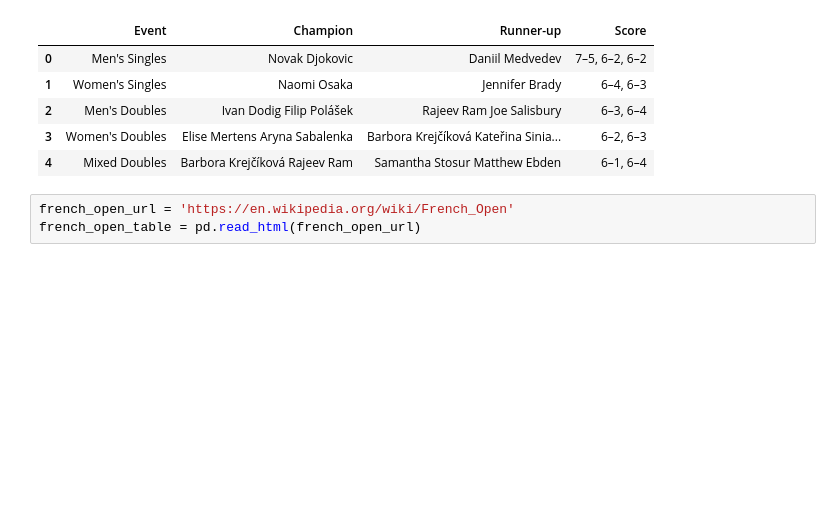
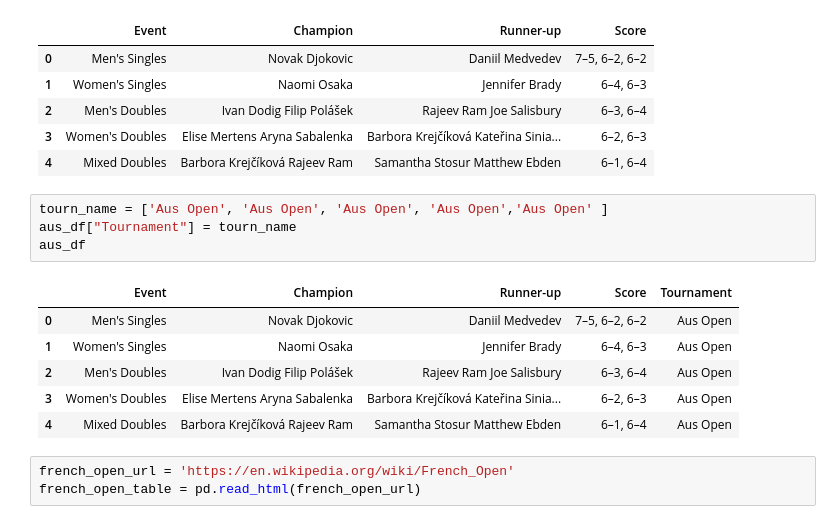
Before and after one commit to sbakshi908/ETL-project, a Jupyter notebook: Extract/wiki_scrubber.ipynb, the cells around one changed output. Drawn from its saved outputs; the diff is of its cells as text; blank space fills up the shorter version.

```diff
--- a/Extract/wiki_scrubber.ipynb
+++ b/Extract/wiki_scrubber.ipynb
@@ -102,6 +68,17 @@ aus_df
 | 2 | Men's Doubles | Ivan Dodig Filip Polášek | Rajeev Ram Joe Salisbury | 6–3, 6–4 |
 | 3 | Women's Doubles | Elise Mertens Aryna Sabalenka | Barbora Krejčíková Kateřina Sinia... | 6–2, 6–3 |
 | 4 | Mixed Doubles | Barbora Krejčíková Rajeev Ram | Samantha Stosur Matthew Ebden | 6–1, 6–4 |
+# %%
+tourn_name = ['Aus Open', 'Aus Open', 'Aus Open', 'Aus Open','Aus Open' ]
+aus_df["Tournament"] = tourn_name
+aus_df
+# %% [output]
+|  | Event | Champion | Runner-up | Score | Tournament |
+| 0 | Men's Singles | Novak Djokovic | Daniil Medvedev | 7–5, 6–2, 6–2 | Aus Open |
+| 1 | Women's Singles | Naomi Osaka | Jennifer Brady | 6–4, 6–3 | Aus Open |
+| 2 | Men's Doubles | Ivan Dodig Filip Polášek | Rajeev Ram Joe Salisbury | 6–3, 6–4 | Aus Open |
+| 3 | Women's Doubles | Elise Mertens Aryna Sabalenka | Barbora Krejčíková Kateřina Sinia... | 6–2, 6–3 | Aus Open |
+| 4 | Mixed Doubles | Barbora Krejčíková Rajeev Ram | Samantha Stosur Matthew Ebden | 6–1, 6–4 | Aus Open |
 # %%
 french_open_url = 'https://en.wikipedia.org/wiki/French_Open'
 french_open_table = pd.read_html(french_open_url)
```
Also changed, not shown: parts of 31 cells of this notebook, 5 other files.
